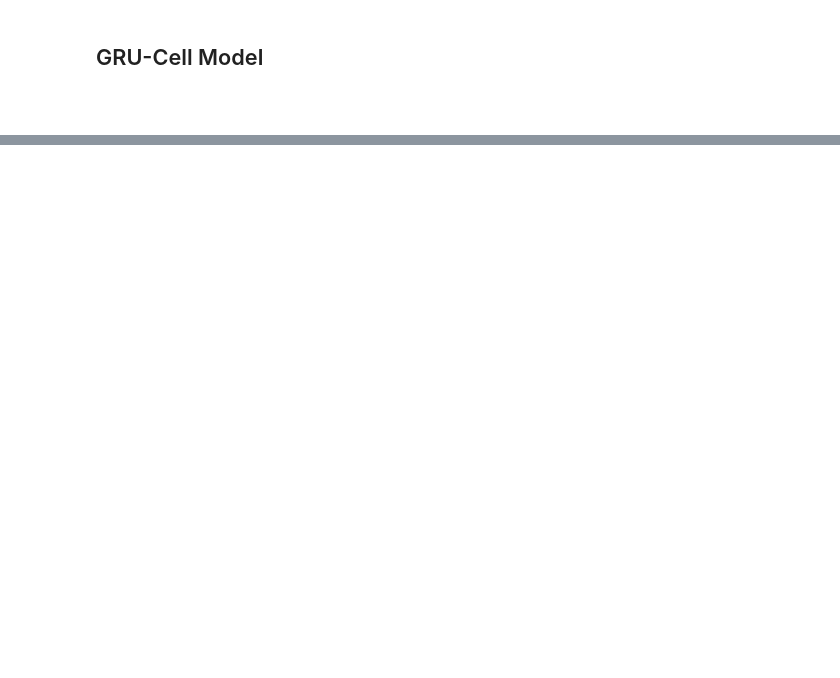
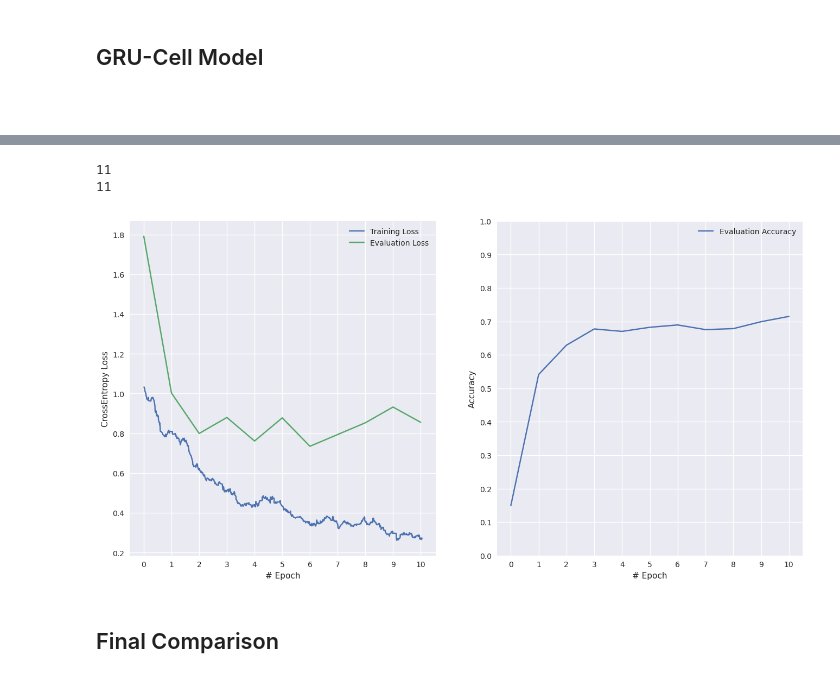
Before and after one commit to LDenninger/VisionLabSS23, a Jupyter notebook: Assignments_5/evaluation.ipynb, the cells around one changed output, grey strips where cells are left out. Drawn from its saved outputs; the diff is of its cells as text; code cells hidden in the pictures; blank space fills up the shorter version.

```diff
--- a/Assignments_5/evaluation.ipynb
+++ b/Assignments_5/evaluation.ipynb
@@ -161,0 +208,30 @@ fig.show()
+# %%
+rnn_data_path = P("../rnn_data/")
+
+with open(str(rnn_data_path / 'rnn_acc.json'), 'r') as f:
+    rnn_acc = json.load(f)
+
+with open(str(rnn_data_path / 'rnn_loss.json'), 'r') as f:
+    rnn_loss = json.load(f)
+
+with open(str(rnn_data_path / 'rnn_eval_loss.json'), 'r') as f:
+    rnn_eval_loss = json.load(f)
+
+rnn_acc = [i[2] for i in rnn_acc]
+loss_ind = [i[1] for i in rnn_loss]
+rnn_loss = [i[2] for i in rnn_loss]
+rnn_eval_loss = [i[2] for i in rnn_eval_loss]
+
+rnn_acc = rnn_acc[:num_epochs+1]
+rnn_eval_loss = rnn_eval_loss[:num_epochs+1]
+rnn_loss = rnn_loss[:665]
+loss_ind = loss_ind[:665]
+# %%
+fig = visualize_training(rnn_loss, rnn_eval_loss, rnn_acc, loss_ind)
+fig.show()
+# %% [output]
+11
+11
+[figure, added]
+# %% [markdown]
+## Final Comparison
```
Also changed, not shown: parts of 14 cells of this notebook, 1 other file.
